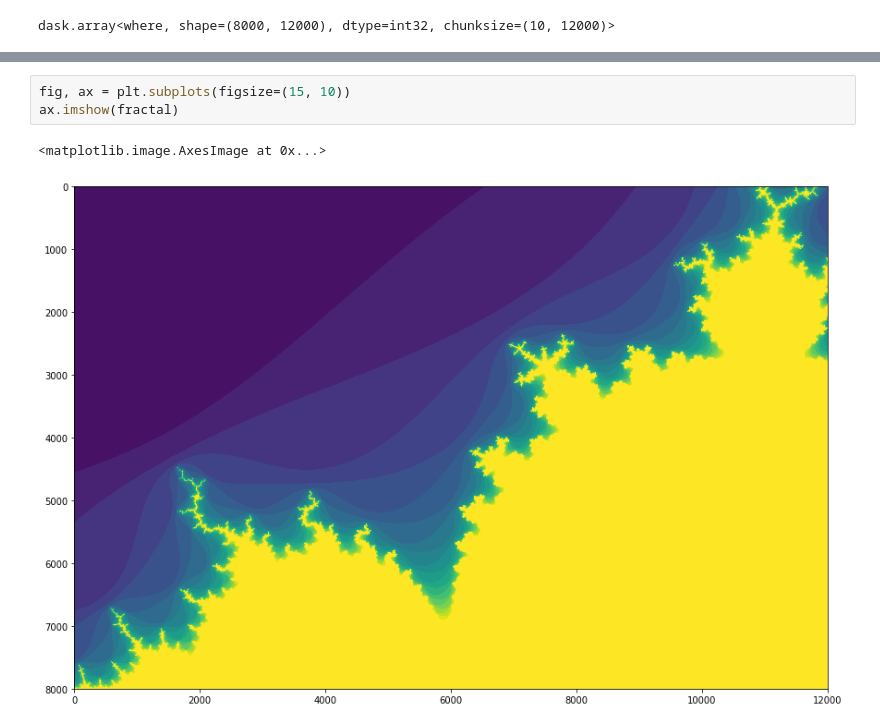
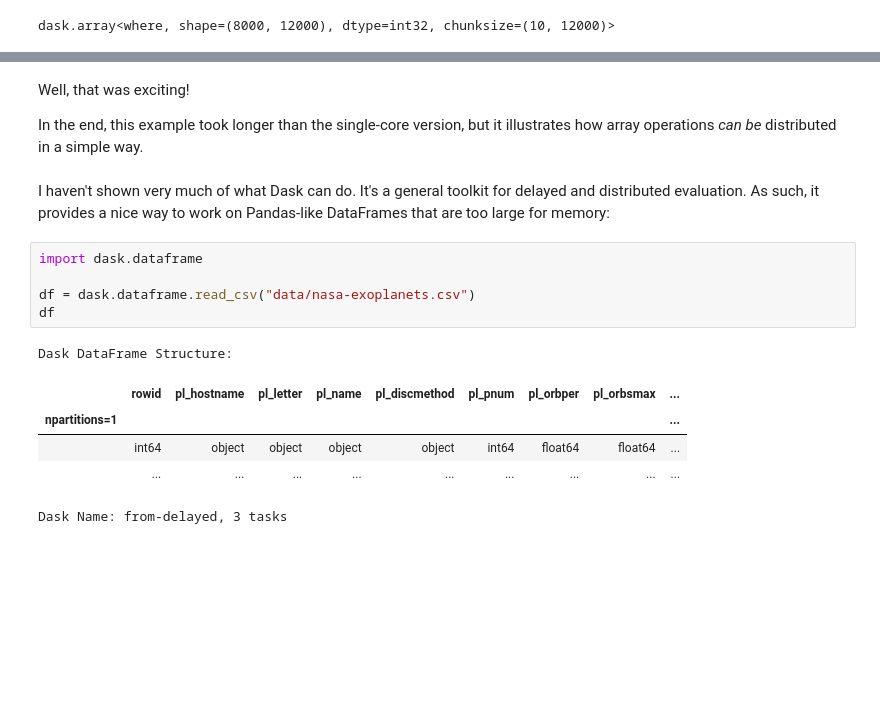
Before and after one commit to jpivarski-talks/python-numpy-mini-course, a Jupyter notebook: 5-dask.ipynb, the cells around one changed output, grey strips where cells are left out. Cells and saved outputs as stored; diff of their text form; blank space fills up the shorter version.

Commit message:
done with Dask

```diff
--- a/5-dask.ipynb
+++ b/5-dask.ipynb
@@ -133,6 +240,18 @@ time.time() - starttime
-# %%
-fig, ax = plt.subplots(figsize=(15, 10))
-ax.imshow(fractal)
-# %% [output]
-<matplotlib.image.AxesImage at 0x...>
-[figure, removed]
+# %% [markdown]
+Well, that was exciting!
+
+In the end, this example took longer than the single-core version, but it illustrates how array operations _can be_ distributed in a simple way.
+# %% [markdown]
+I haven't shown very much of what Dask can do. It's a general toolkit for delayed and distributed evaluation. As such, it provides a nice way to work on Pandas-like DataFrames that are too large for memory:
+# %%
+import dask.dataframe
+
+df = dask.dataframe.read_csv("data/nasa-exoplanets.csv")
+df
+# %% [output]
+Dask DataFrame Structure:
+|  | rowid | pl_hostname | pl_letter | pl_name | pl_discmethod | pl_pnum | pl_orbper | pl_orbsmax | ... |
+| npartitions=1 |  |  |  |  |  |  |  |  | ... |
+|  | int64 | object | object | object | object | int64 | float64 | float64 | ... |
+|  | ... | ... | ... | ... | ... | ... | ... | ... | ... |
+Dask Name: from-delayed, 3 tasks
```
Also changed, not shown: parts of 43 cells of this notebook.
